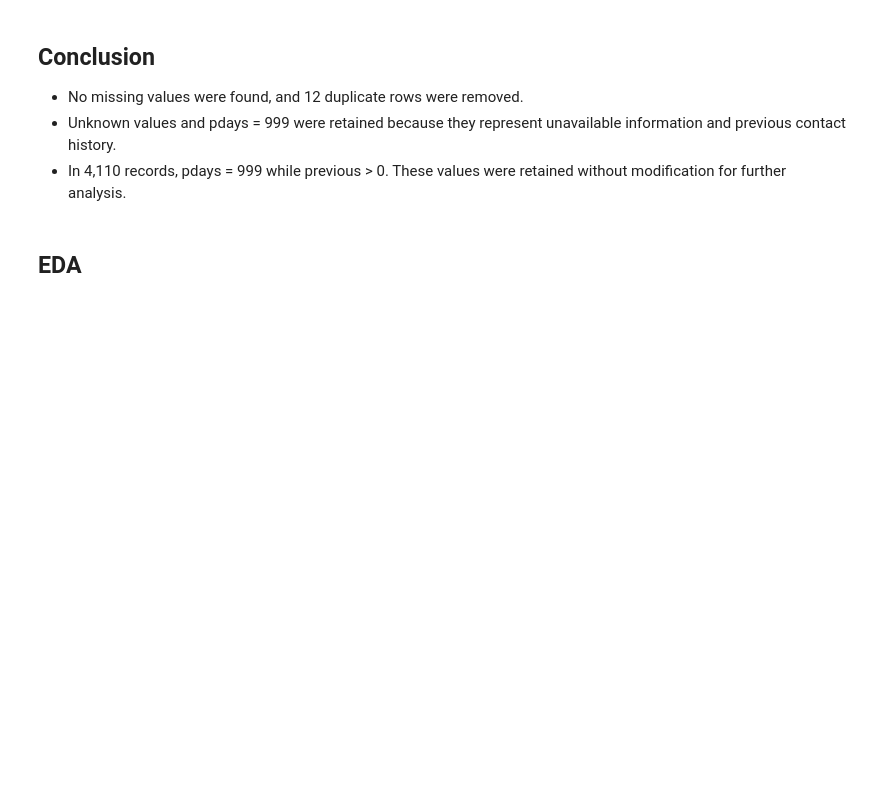
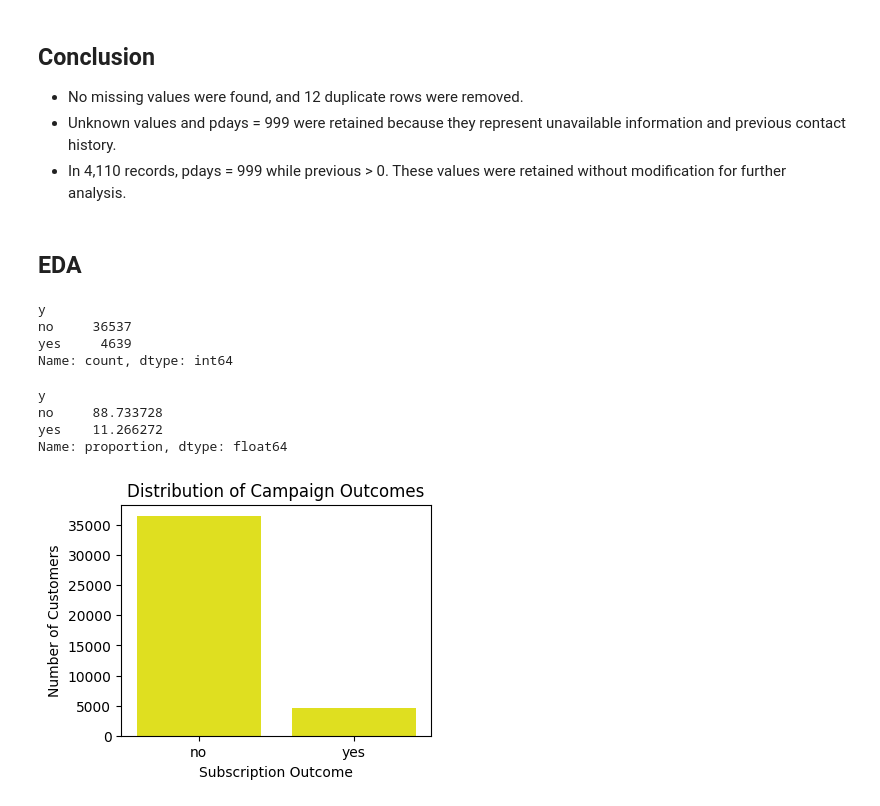
Before and after one commit to Chandni-R53/Marketing-Campaign-Analysis, a Jupyter notebook: analysis.ipynb, the cells around one changed output. Cells and saved outputs as stored; diff of their text form; code cells hidden in the pictures; blank space fills up the shorter version.

Commit message:
Perform initial EDA and analyze subscription rates by job

```diff
--- a/analysis.ipynb
+++ b/analysis.ipynb
@@ -291,3 +293,30 @@ pd.crosstab(df["pdays"].eq(999), df["previous"].gt(0))
 - In 4,110 records, pdays = 999 while previous > 0. These values were retained without modification for further analysis.
 # %% [markdown]
 ## EDA
+# %%
+df['y'].value_counts()
+# %% [output]
+y
+no     36537
+yes     4639
+Name: count, dtype: int64
+# %%
+print(df['y'].value_counts(normalize=True)*100)
+# %% [output]
+y
+no     88.733728
+yes    11.266272
+Name: proportion, dtype: float64
+# %%
+plt.figure(figsize=(4, 3))
+sns.barplot(
+    x=df["y"].value_counts().index,
+    y=df["y"].value_counts().values,
+    color='yellow'
+)
+plt.title("Distribution of Campaign Outcomes")
+plt.xlabel("Subscription Outcome")
+plt.ylabel("Number of Customers")
+plt.show()
+# %% [output]
+[figure, added]
```
Also changed, not shown: parts of 4 cells of this notebook.
